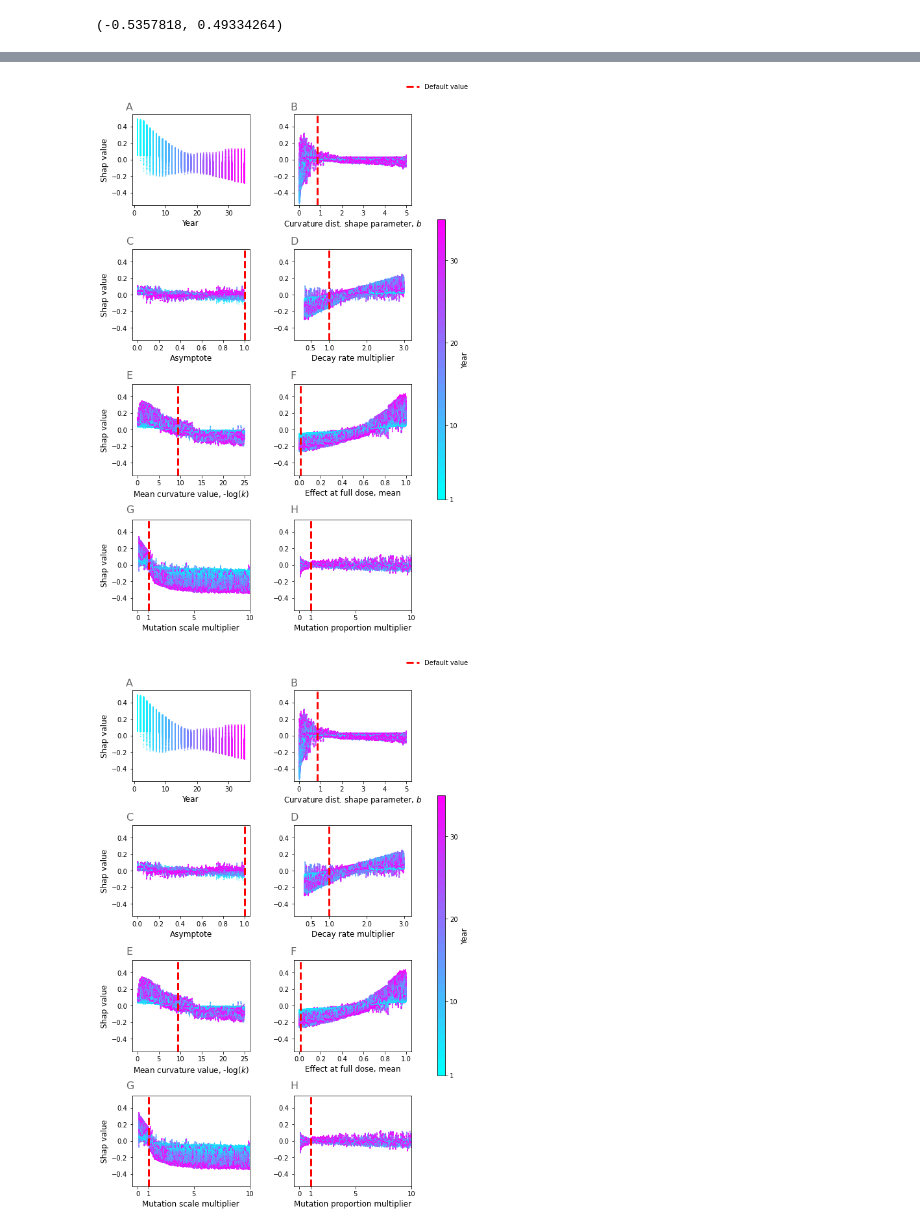
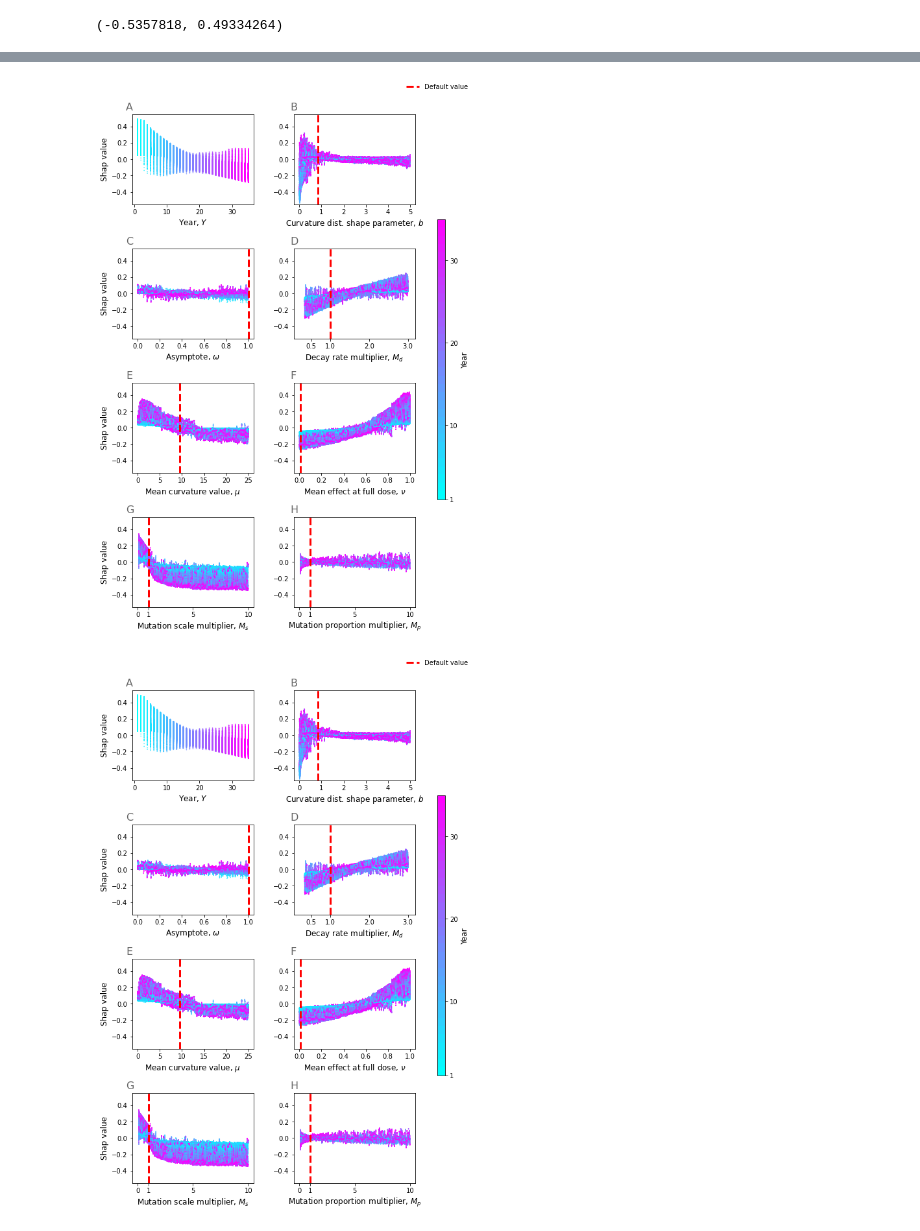
Before and after one commit to nt409/quant-res-doses, a Jupyter notebook: notebooks/10456_fig456.ipynb, the cells around one changed output, grey strips where cells are left out. Saved outputs shown, nothing was run; the diff lists cells and outputs as text; code cells hidden in the pictures.

```diff
--- a/notebooks/10456_fig456.ipynb
+++ b/notebooks/10456_fig456.ipynb
@@ -120,3 +103,10 @@ Wall time: 2h 13min 3s
+# %%
+fn = './shap_values.pickle'
+
+if True:
+    object_dump(shap_values, fn)
+else:
+    shap_values = object_load(fn)
 # %% [markdown]
 # Fig 4
 # %%
@@ -777,10 +799,6 @@ norm = BoundaryNorm(bounds, clrmap.N)
 cmap3 = ScalarMappable(cmap=cm3, norm=norm)
 
 
-
-# colors1 = cmap1.to_rgba(shap_values[:, 'm_scale'].data)
-# colors1 = cmap1.to_rgba(shap_values[:, 'm_scale'].data)
-# colors2 = cmap2.to_rgba(shap_values[:, 'ME_mean'].data)
 colors3 = cmap3.to_rgba(shap_values[:, 'year'].data)
 
 # A
@@ -874,7 +892,7 @@ ax[3][1].scatter(
 # LAYOUT
 
 # A
-ax[0][0].set_xlabel('Year')
+ax[0][0].set_xlabel(r'Year, $Y$')
 
 
 # B
@@ -883,24 +901,24 @@ ax[0][1].axvline(cf.k_b, color='r', label='Default value', ls='--', lw=3)
 
 
 # C
-ax[1][0].set_xlabel('Asymptote')
+ax[1][0].set_xlabel(r'Asymptote, $\omega$')
 ax[1][0].set_xlim([-0.05,1.05])
 ax[1][0].axvline(1, color='r', ls='--', lw=3)
 
 
 # D
-ax[1][1].set_xlabel('Decay rate multiplier')
+ax[1][1].set_xlabel(r'Decay rate multiplier, $M_d$')
 ax[1][1].set_xlim([0.05, 3.2])
 ax[1][1].set_xticks([0.5, 1, 2, 3])
 ax[1][1].axvline(1, color='r', ls='--', lw=3)
 
 # E
-ax[2][0].set_xlabel(r'Mean curvature value, -log($k$)')
+ax[2][0].set_xlabel(r'Mean curvature value, $\mu$')
 ax[2][0].axvline(cf.k_mu, color='r', ls='--', lw=3)
 
 
 # F
-ax[2][1].set_xlabel('Effect at full dose, mean')
+ax[2][1].set_xlabel(r'Mean effect at full dose, $\nu$')
 ax[2][1].set_xlim([-0.05,1.05])
 ax[2][1].axvline(max_effect_mean, color='r', ls='--', lw=3)
 
@@ -908,15 +926,15 @@ ax[2][1].axvline(max_effect_mean, color='r', ls='--', lw=3)
 # ax[2][1].axvline(max_effect_var, color='r', ls='--', lw=3)
 
 # G
-ax[3][0].set_xlabel('Mutation scale multiplier')
-ax[3][0].set_xlim([-0.5,10])
+ax[3][0].set_xlabel(r'Mutation scale multiplier, $M_s$')
+ax[3][0].set_xlim([-0.5,10.5])
 ax[3][0].set_xticks([0, 1, 5, 10])
 ax[3][0].axvline(1, color='r', ls='--', lw=3)
 
 
 # H
-ax[3][1].set_xlabel('Mutation proportion multiplier')
-ax[3][1].set_xlim([-0.5,10])
+ax[3][1].set_xlabel(r'Mutation proportion multiplier, $M_p$')
+ax[3][1].set_xlim([-0.5,10.5])
 ax[3][1].set_xticks([0, 1, 5, 10])
 ax[3][1].axvline(1, color='r', ls='--', lw=3)
 
@@ -972,4 +990,4 @@ Wall time: 14.1 s
-[figure, old version]
+[figure, new version]
-[figure, old version]
+[figure, new version]
 # %%
 f.savefig('../figures/paper/fig6.jpg', dpi=300, bbox_inches="tight")
```
Also changed, not shown: parts of 10 cells of this notebook, 7 other files.
